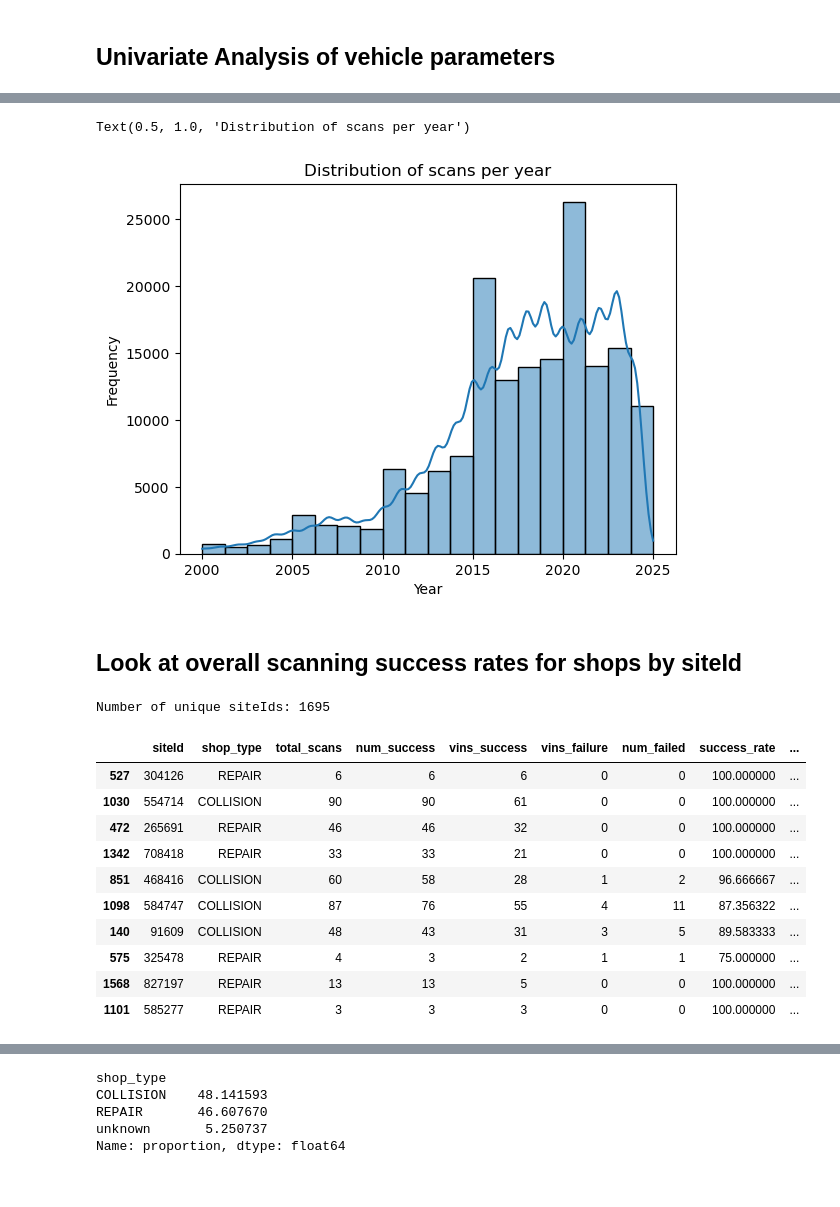
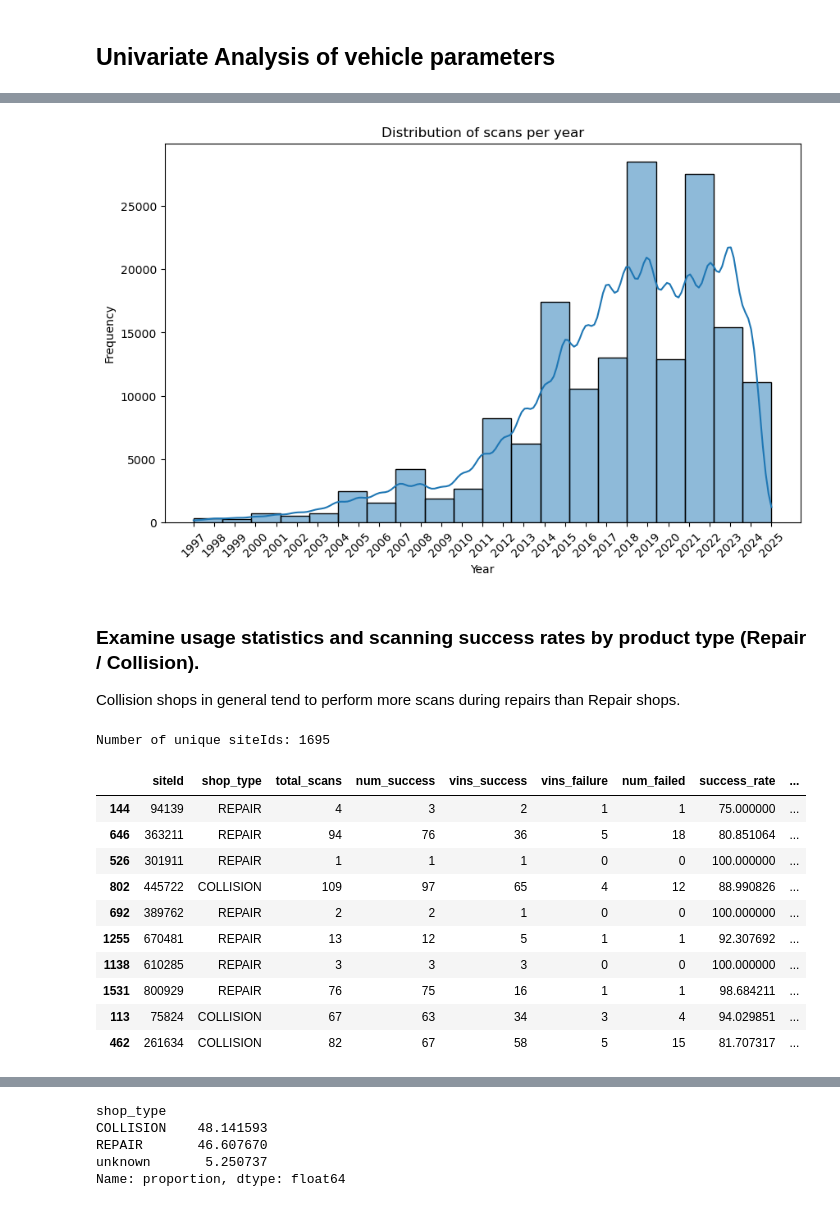
Before and after one commit to mnazers734/pcmlai_capstone, a Jupyter notebook: Notebooks/diag_usage_eda.ipynb, the cells around one changed output, grey strips where cells are left out. Drawn from its saved outputs; the diff is of its cells as text; code cells hidden in the pictures.

```diff
--- a/Notebooks/diag_usage_eda.ipynb
+++ b/Notebooks/diag_usage_eda.ipynb
@@ -10,4 +13,4 @@ import statsmodels.api as sm
 
 warnings.filterwarnings("ignore")
 # %%
-diag_usage_df = pd.read_excel('../Data/DiagUsage_Cleaned.xlsx', sheet_name='connect_system')
+vci_connections_df = pd.read_excel('../Data/DiagUsage_Cleaned.xlsx', sheet_name='connect_system')
@@ -51,2 +60,5 @@ diag_usage_df.head(5)
+# %%
+#convert year to an int - needed for plotting
+vci_connections_df['year'] = vci_connections_df['year'].astype(int)
 # %% [markdown]
 ### Investigate connection success rates by VCI version
@@ -61,7 +74,7 @@ def create_correlation_table(source_df, feature):
     df['success%'] = (df[1] / df['total']) * 100
     return df
 # %%
-vci_version_df = pd.crosstab(diag_usage_df['vci_version'], diag_usage_df['result'])
+vci_version_df = pd.crosstab(vci_connections_df['vci_version'], vci_connections_df['result'])
 vci_version_df['total'] = vci_version_df[0] + vci_version_df[1]
 overall_total = vci_version_df['total'].sum()
 vci_version_df['percentage'] = (vci_version_df['total'] / overall_total) * 100
@@ -97,5 +110,5 @@ vci_version_df
 # The top 7 versions account for almost 97% percent of connetions. Others will be dropped to prevent issues that may have already been resolved from affecting the model.
 #only keep top 7 versions in diag_usage_df
 top_versions = vci_version_df.head(7).index.tolist()
-#vci_version_df = vci_version_df.head(7)
-diag_usage_df = diag_usage_df[diag_usage_df['vci_version'].isin(top_versions)]
+vci_connections_df = vci_connections_df[vci_connections_df['vci_version'].isin(top_versions)]
+vci_connections_df.shape
@@ -369,23 +264,33 @@ plot_multiple_countplots(df, titles, 'result')
 # %%
-#plot distribution of year value counts
-sns.histplot(diag_usage_df['year'], kde=True, bins=20)
+# Sort the years in descending order
+sorted_years = sorted(vci_connections_df['year'].unique(), reverse=True)
+
+# Plot distribution
+plt.figure(figsize=(10, 6))  # Adjust figure size if needed
+sns.histplot(vci_connections_df['year'], kde=True, bins=20)
 
 # Add labels and title
 plt.xlabel('Year')
 plt.ylabel('Frequency')
 plt.title('Distribution of scans per year')
+
+# Adjust x-axis ticks: Rotate labels and set in descending order
+plt.xticks(sorted_years, rotation=45)
+
+# Show plot
+plt.show()
 # %% [output]
-Text(0.5, 1.0, 'Distribution of scans per year')
-[figure, old version]
+[figure, new version]
 # %% [markdown]
-## Look at overall scanning success rates for shops by siteId
+### Examine usage statistics and scanning success rates by product type (Repair / Collision).
+Collision shops in general tend to perform more scans during repairs than Repair shops.
 # %%
 # Get the number of unique shops
-unique_shops_count = diag_usage_df['siteId'].nunique()
+unique_shops_count = vci_connections_df['siteId'].nunique()
 print(f"Number of unique siteIds: {unique_shops_count}")
 
 # Group by siteId and calculate metrics
-shops_df = diag_usage_df.groupby('siteId').apply(lambda group: pd.Series({
+shops_df = vci_connections_df.groupby('siteId').apply(lambda group: pd.Series({
     'shop_type': group['product_type'].iloc[0],
     'total_scans': group['result'].count(),              # Total scans by this shop
     'num_success': group['result'].sum(),              # Number of successes (1 = success)
@@ -403,16 +308,16 @@ shops_df.sample(10)
 # %% [output]
 Number of unique siteIds: 1695
 |  | siteId | shop_type | total_scans | num_success | vins_success | vins_failure | num_failed | success_rate | ... |
-| 527 | 304126 | REPAIR | 6 | 6 | 6 | 0 | 0 | 100.000000 | ... |
-| 1030 | 554714 | COLLISION | 90 | 90 | 61 | 0 | 0 | 100.000000 | ... |
-| 472 | 265691 | REPAIR | 46 | 46 | 32 | 0 | 0 | 100.000000 | ... |
-| 1342 | 708418 | REPAIR | 33 | 33 | 21 | 0 | 0 | 100.000000 | ... |
-| 851 | 468416 | COLLISION | 60 | 58 | 28 | 1 | 2 | 96.666667 | ... |
-| 1098 | 584747 | COLLISION | 87 | 76 | 55 | 4 | 11 | 87.356322 | ... |
-| 140 | 91609 | COLLISION | 48 | 43 | 31 | 3 | 5 | 89.583333 | ... |
-| 575 | 325478 | REPAIR | 4 | 3 | 2 | 1 | 1 | 75.000000 | ... |
-| 1568 | 827197 | REPAIR | 13 | 13 | 5 | 0 | 0 | 100.000000 | ... |
-| 1101 | 585277 | REPAIR | 3 | 3 | 3 | 0 | 0 | 100.000000 | ... |
+| 144 | 94139 | REPAIR | 4 | 3 | 2 | 1 | 1 | 75.000000 | ... |
+| 646 | 363211 | REPAIR | 94 | 76 | 36 | 5 | 18 | 80.851064 | ... |
+| 526 | 301911 | REPAIR | 1 | 1 | 1 | 0 | 0 | 100.000000 | ... |
+| 802 | 445722 | COLLISION | 109 | 97 | 65 | 4 | 12 | 88.990826 | ... |
+| 692 | 389762 | REPAIR | 2 | 2 | 1 | 0 | 0 | 100.000000 | ... |
+| 1255 | 670481 | REPAIR | 13 | 12 | 5 | 1 | 1 | 92.307692 | ... |
+| 1138 | 610285 | REPAIR | 3 | 3 | 3 | 0 | 0 | 100.000000 | ... |
+| 1531 | 800929 | REPAIR | 76 | 75 | 16 | 1 | 1 | 98.684211 | ... |
+| 113 | 75824 | COLLISION | 67 | 63 | 34 | 3 | 4 | 94.029851 | ... |
+| 462 | 261634 | COLLISION | 82 | 67 | 58 | 5 | 15 | 81.707317 | ... |
 # %%
 #look at the distribution of number of scans by siteId
 sns.histplot(shops_df['total_scans'], kde=True, bins=20)
```
Also changed, not shown: parts of 112 cells of this notebook, 32 other files.
